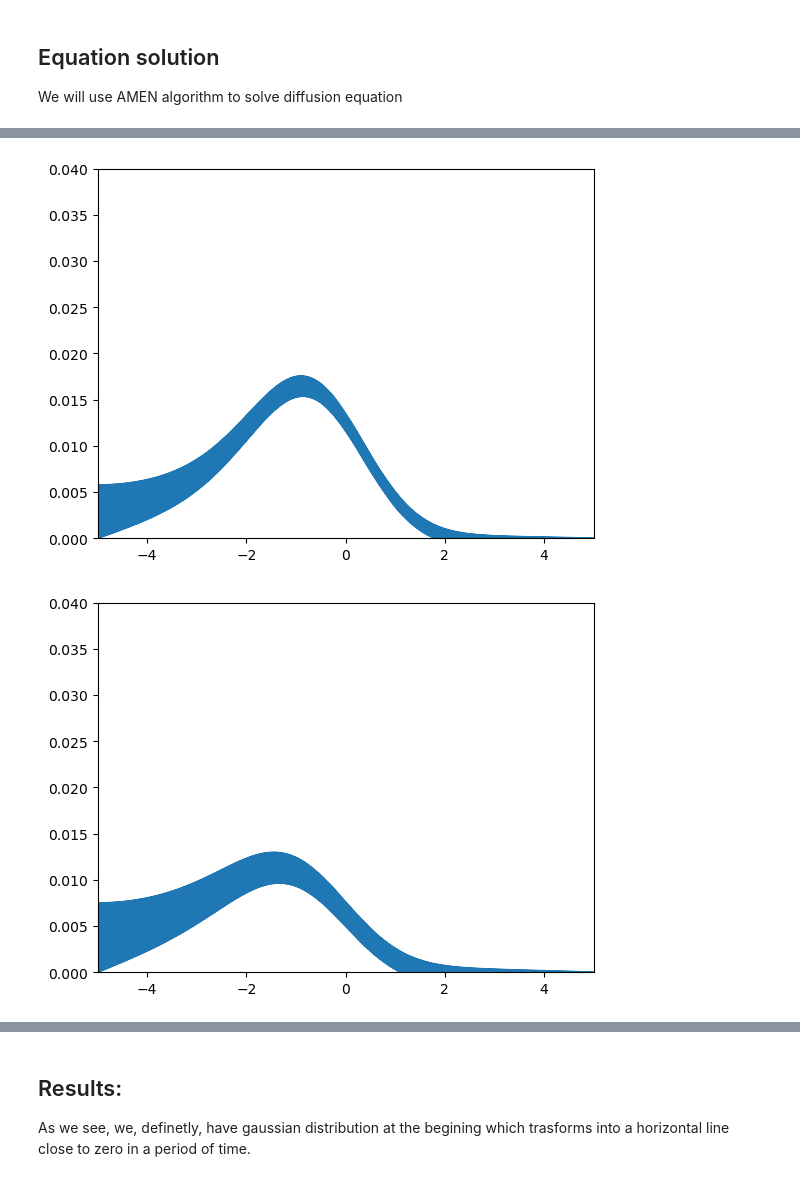
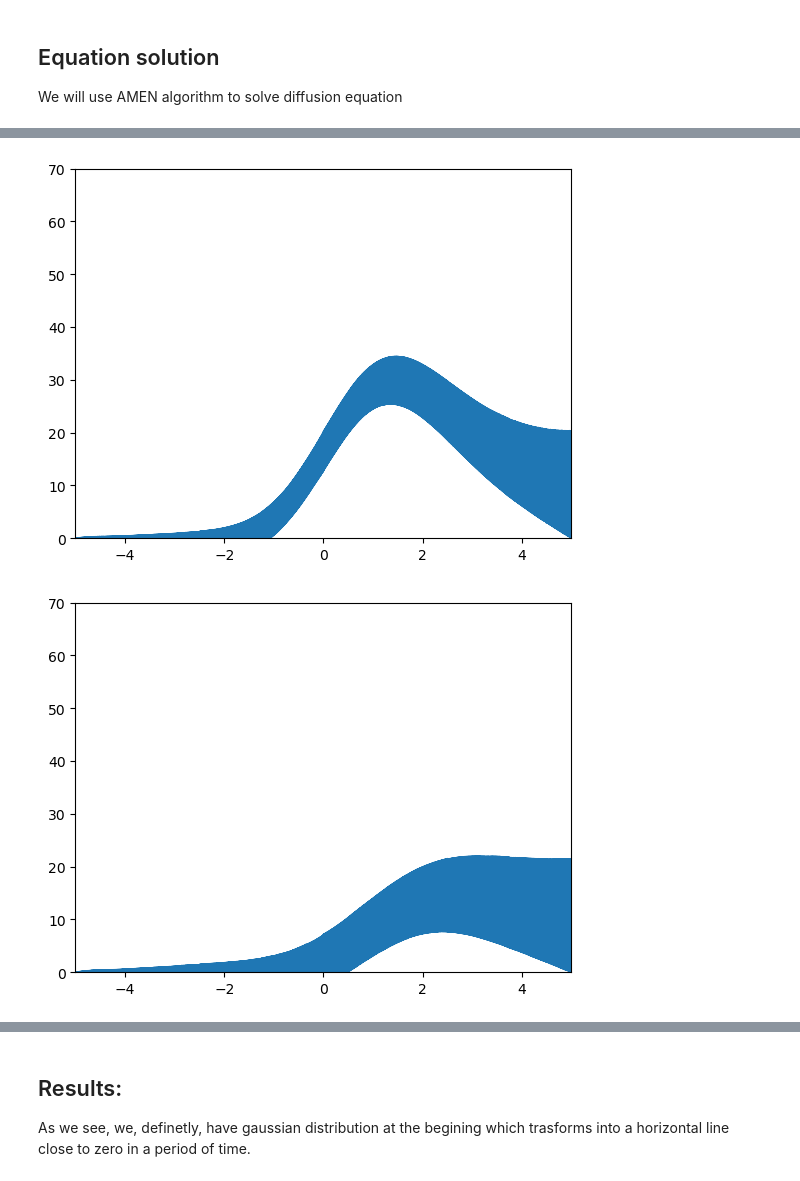
Before and after one commit to Phoen1xBird/Tensor-Nets, a Jupyter notebook: diffusion.ipynb, the cells around one changed output, grey strips where cells are left out. Cells and saved outputs as stored; diff of their text form; code cells hidden in the pictures.

```diff
--- a/diffusion.ipynb
+++ b/diffusion.ipynb
@@ -15,11 +15,11 @@ With conditions $c(x, 0) = \frac{1}{\sqrt(2 \pi)} e^{\frac{x}{2}}$ and $c(5, t)
 
 Our boundaries will be $[-5, 5] \times [0, 100]$
 # %%
-d = 10
+d = 11
 START_X = -5
 END_X = 5
 START_t = 0
-END_t = 100
+END_t = 50
 shift = tt.qshift(d)
 eye = tt.eye(2, d)
 delta_x = (END_X - START_X) / (2 ** d)
@@ -35,10 +35,10 @@ def gauss_func(x, mu, sigma):
     return 1/(sigma * np.sqrt(2 * np.pi)) * np.exp(-0.5 * ((x - mu) / sigma)**2)
 # %%
 #Matrix A and b
-A =  1 / (2 * delta_x * 2 * delta_t) * tt.kron(dif_op, eye) + D / (delta_t**2 * delta_x**2) * tt.kron(eye, laplace)
+A =  1 / (2 * delta_t) * tt.kron(dif_op, eye) - D / (delta_x**2) * tt.kron(eye, laplace)
 right_part = np.zeros(2 ** (2 * d))
-right_part[0:2**d] = gauss_func(np.linspace(-5, 5, 2**d), 0, 1)
-right_part[-2**d:] = 1 / (END_X - START_X)
+right_part[0:2**d] = -(1 / (2 * delta_x)) * gauss_func(np.linspace(-5, 5, 2**d), 0, 1)
+right_part[-2**d:] = -1 / (END_X - START_X)
 b = tt.vector(right_part.reshape([2] * (2*d), order='F'))
 # %%
 X = np.linspace(-5, 5, 2**d)
@@ -54,5 +53,5 @@ plt.show()
 
 We will use AMEN algorithm to solve diffusion equation
 # %%
-result = amen_solve(A, b, b, 1e-20)
+result = amen_solve(A, b, b, 1e-30)
 # %% [output]
@@ -92,18 +99,18 @@ plt.show()
 # %%
 X = np.linspace(-5, 5, 2**d)
-i=1
+i=2
 plt.plot(X, -C[2**d * i: 2**d * (i+1)])
-plt.axis([-5, 5, 0, 0.04])
+plt.axis([-5, 5, 0, 70])
 plt.show()
 # %% [output]
-[figure, old version]
+[figure, new version]
 # %%
 X = np.linspace(-5, 5, 2**d)
-i=2
+i=4
 plt.plot(X, -C[2**d * i: 2**d * (i+1)])
-plt.axis([-5, 5, 0, 0.04])
+plt.axis([-5, 5, 0, 70])
 plt.show()
 # %% [output]
-[figure, old version]
+[figure, new version]
 # %%
 X = np.linspace(-5, 5, 2**d)
```
Also changed, not shown: parts of 7 cells of this notebook.
